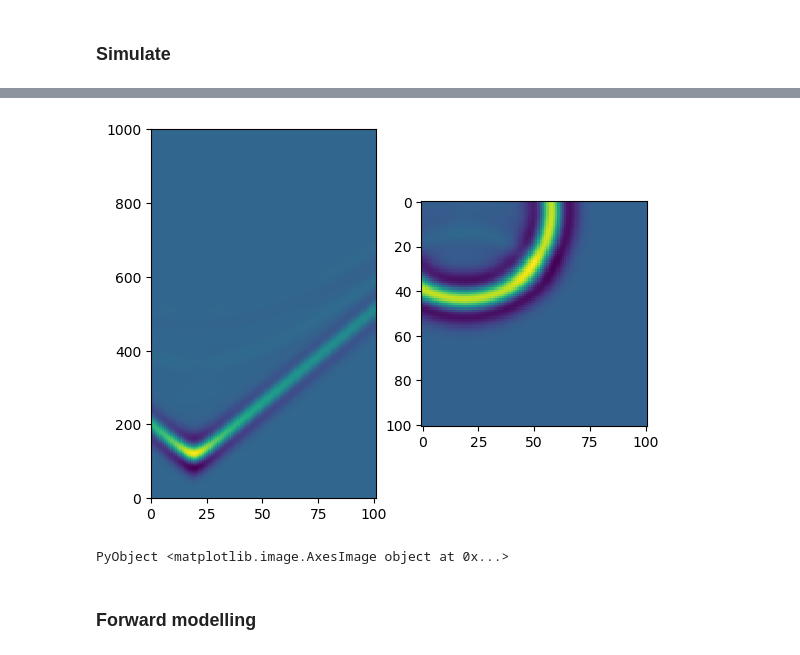
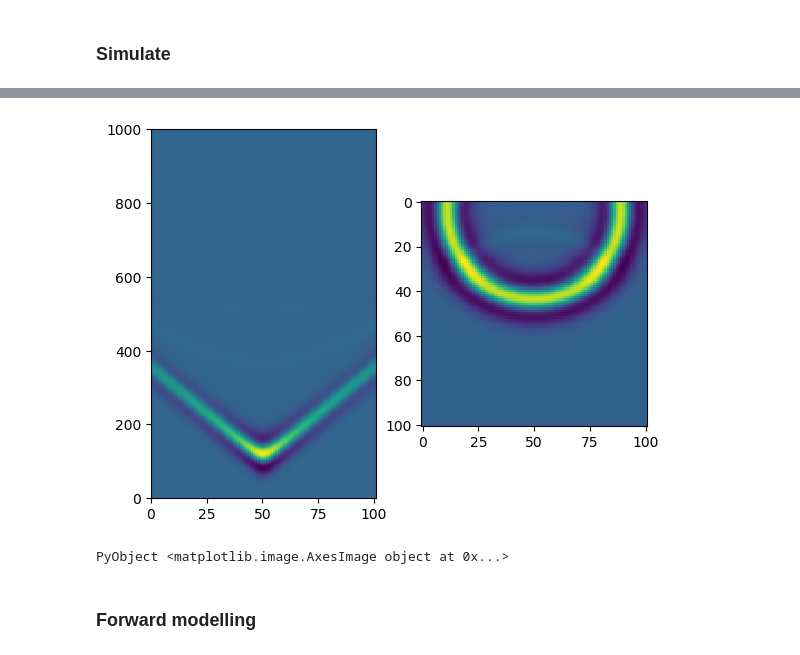
Before and after one commit to zzar43/OT_test_code, a Jupyter notebook: Report5_W2_FWI1.ipynb, the cells around one changed output, grey strips where cells are left out. Cells and saved outputs as stored; diff of their text form; code cells hidden in the pictures.

```diff
--- a/Report5_W2_FWI1.ipynb
+++ b/Report5_W2_FWI1.ipynb
@@ -69,8 +70,8 @@ a0 = 1 ./ (c0.^2 .* rho);
 # %%
-subplot(121); pcolor(received_data[:,:,2])
-subplot(122); imshow(wavefield[:,:,300,2])
+subplot(121); pcolor(received_data[:,:,1])
+subplot(122); imshow(wavefield[:,:,300,1])
 # %% [output]
-[figure, old version]
+[figure, new version]
 PyObject <matplotlib.image.AxesImage object at 0x...>
 # %% [markdown]
 ### Forward modelling
```
Also changed, not shown: parts of 10 cells of this notebook, 1 other file.
